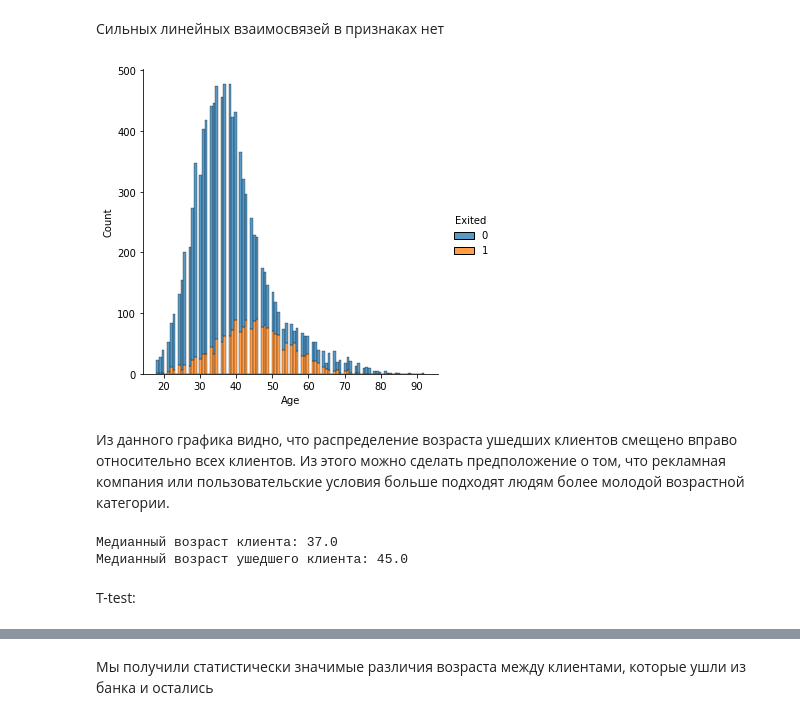
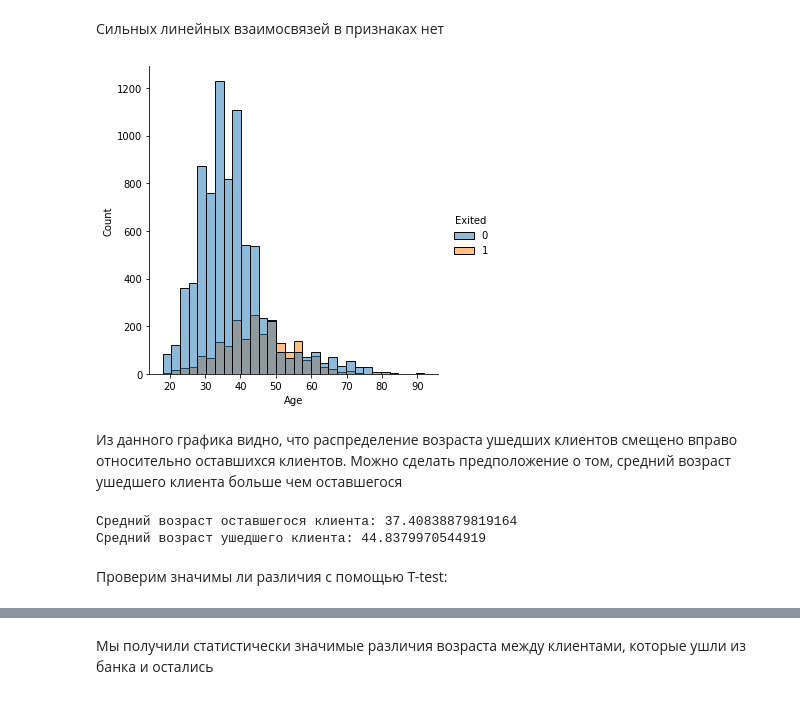
Before and after one commit to tarasov001/bank_customers_churn, a Jupyter notebook: bank_customers_churn.ipynb, the cells around one changed output, grey strips where cells are left out. Cells and saved outputs as stored; diff of their text form; code cells hidden in the pictures.

```diff
--- a/bank_customers_churn.ipynb
+++ b/bank_customers_churn.ipynb
@@ -99,19 +101,19 @@ pass
 # %% [markdown]
 Сильных линейных взаимосвязей в признаках нет
 # %%
-sns.displot(data=df, x='Age', hue='Exited', multiple='stack', bins=100)
+sns.displot(data=df, x='Age', hue='Exited', bins=30)
 pass
 # %% [output]
-[figure, old version]
+[figure, new version]
 # %% [markdown]
-Из данного графика видно, что распределение возраста ушедших клиентов смещено вправо относительно всех клиентов. Из этого можно сделать предположение о том, что рекламная компания или пользовательские условия больше подходят людям более молодой возрастной категории.
+Из данного графика видно, что распределение возраста ушедших клиентов смещено вправо относительно оставшихся клиентов. Можно сделать предположение о том, средний возраст ушедшего клиента больше чем оставшегося
 # %%
-print(f"Медианный возраст клиента: {df['Age'].median()}\nМедианный возраст ушедшего клиента: {df[df['Exited'] == 1]['Age'].median()}")
+print(f"Средний возраст оставшегося клиента: {df[df['Exited'] == 0]['Age'].mean()}\nСредний возраст ушедшего клиента: {df[df['Exited'] == 1]['Age'].mean()}")
 # %% [output]
-Медианный возраст клиента: 37.0
-Медианный возраст ушедшего клиента: 45.0
+Средний возраст оставшегося клиента: 37.40838879819164
+Средний возраст ушедшего клиента: 44.8379970544919
-# %% [markdown]
-T-test:
+# %% [markdown]
+Проверим значимы ли различия с помощью T-test:
 # %%
 df_age_exited = (df[df['Exited'] == 1])[['Age']]
 df_age_no_exited = (df[df['Exited'] == 0])[['Age']]
```
Also changed, not shown: parts of 41 cells of this notebook.
